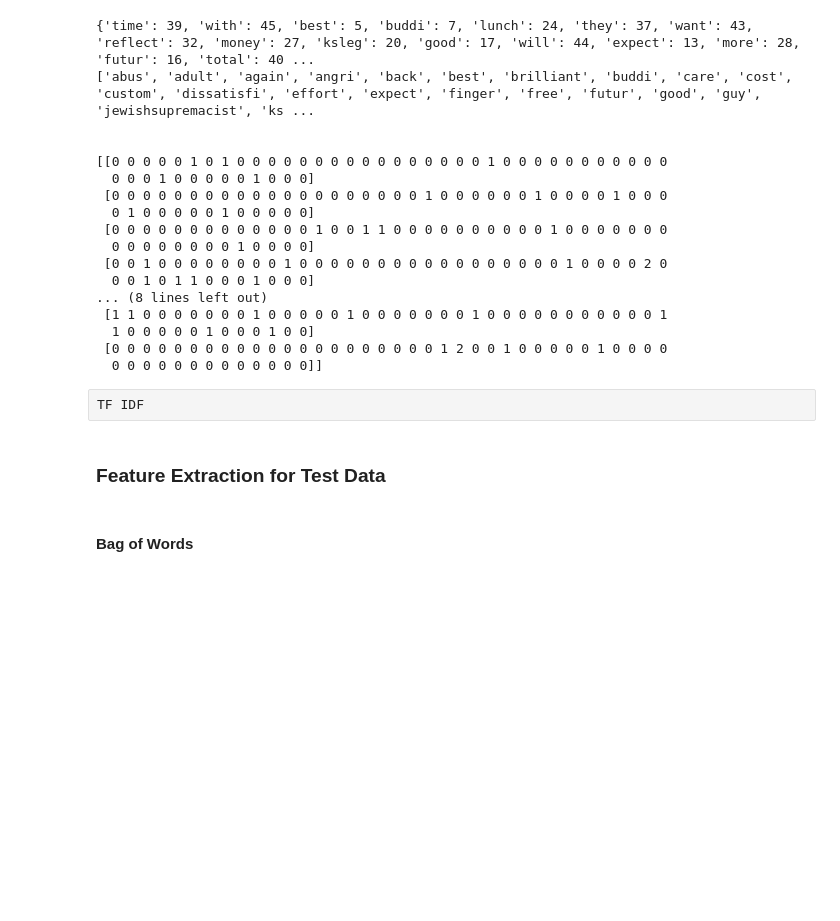
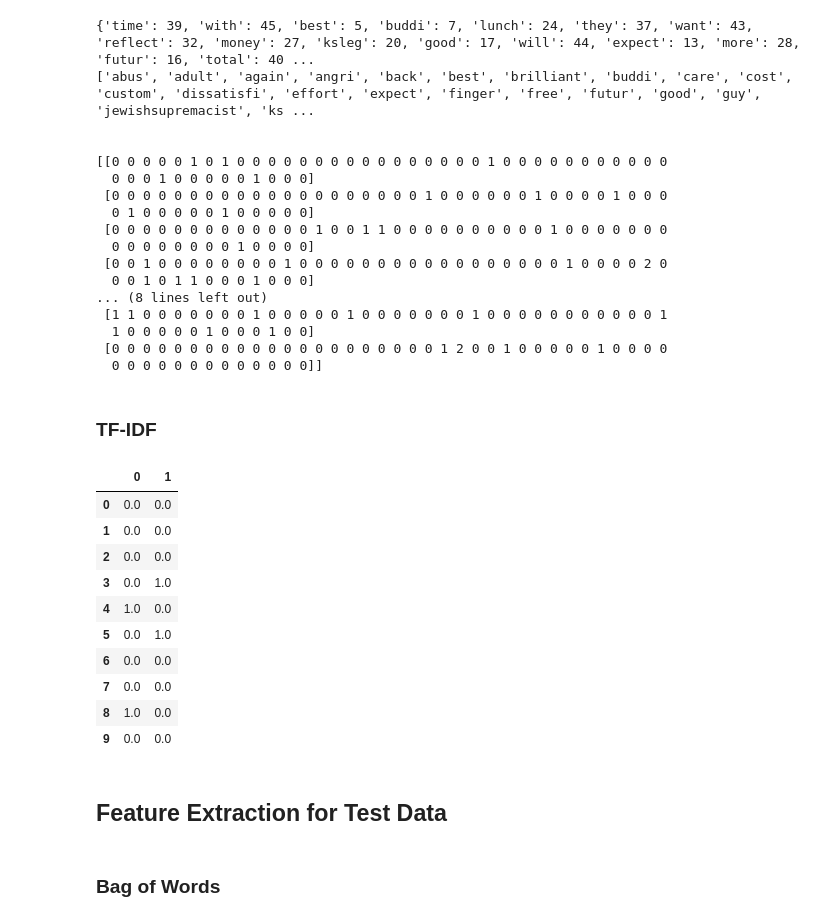
Before and after one commit to sobaanrana/DataScience-Sentiment-Analysis, a Jupyter notebook: IDS - Assignment 2.ipynb, the cells around one changed output. Drawn from its saved outputs; the diff is of its cells as text; code cells hidden in the pictures; blank space fills up the shorter version.

```diff
--- a/IDS - Assignment 2.ipynb
+++ b/IDS - Assignment 2.ipynb
@@ -325,12 +326,33 @@ print(bag_of_words)
   1 0 0 0 0 0 1 0 0 0 1 0 0]
  [0 0 0 0 0 0 0 0 0 0 0 0 0 0 0 0 0 0 0 0 0 1 2 0 0 1 0 0 0 0 0 1 0 0 0 0
   0 0 0 0 0 0 0 0 0 0 0 0 0]]
-# %% [raw]
-TF IDF
+# %% [markdown]
+### TF-IDF
+# %%
+
+tfidf=TfidfVectorizer(max_df=0.90, min_df=2,max_features=1000,stop_words='english')
+
+tfidf_matrix=tfidf.fit_transform(trainData['Processed_Comment']j)
+
+trainData_tfidf = pd.DataFrame(tfidf_matrix.todense())
+
+trainData_tfidf
+# %% [output]
+|  | 0 | 1 |
+| 0 | 0.0 | 0.0 |
+| 1 | 0.0 | 0.0 |
+| 2 | 0.0 | 0.0 |
+| 3 | 0.0 | 1.0 |
+| 4 | 1.0 | 0.0 |
+| 5 | 0.0 | 1.0 |
+| 6 | 0.0 | 0.0 |
+| 7 | 0.0 | 0.0 |
+| 8 | 1.0 | 0.0 |
+| 9 | 0.0 | 0.0 |
 # %% [markdown]
-### Feature Extraction for Test Data
+## Feature Extraction for Test Data
 # %% [markdown]
-#### Bag of Words
+### Bag of Words
 # %%
 cv= CountVectorizer()
 
```
Also changed, not shown: parts of 8 cells of this notebook.
